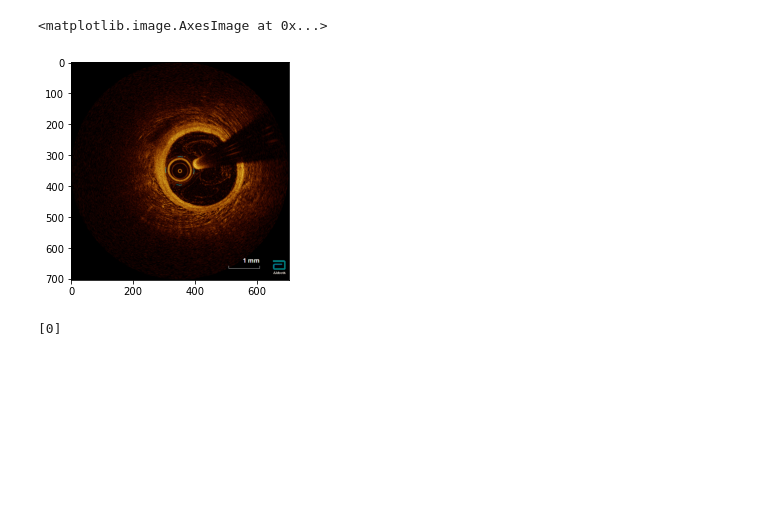
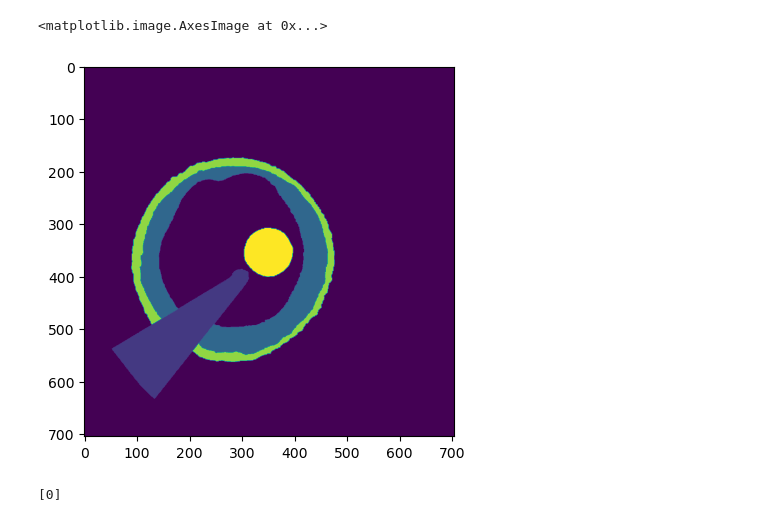
Before and after one commit to Gonzalo2408/CardiacOCT-project, a Jupyter notebook: code/view/test_images_check.ipynb, the cells around one changed output. Saved outputs shown, nothing was run; the diff lists cells and outputs as text; code cells hidden in the pictures; blank space fills up the shorter version.

```diff
--- a/code/view/test_images_check.ipynb
+++ b/code/view/test_images_check.ipynb
@@ -4,5 +4,5 @@ import SimpleITK as sitk
 import numpy as np
 import matplotlib.pyplot as plt
 # %%
-test_img = sitk.ReadImage(r'Z:\grodriguez\CardiacOCT\data\test data\NLD-HMC-0006.dcm')
+test_img = sitk.ReadImage(r'Z:\grodriguez\CardiacOCT\data-3d\nnUNet_raw_data\Task503_CardiacOCT\labelsTr\ESTNEMC0027RCA_001.nii.gz')
 test_img_pixel_data = sitk.GetArrayFromImage(test_img)
@@ -9,8 +19,8 @@ test_img_pixel_data = sitk.GetArrayFromImage(test_img)
 # %%
-plt.imshow(test_img_pixel_data[200,:,:,:])
+plt.imshow(test_img_pixel_data[27,:,:])
 # %% [output]
 <matplotlib.image.AxesImage at 0x...>
-[figure, old version]
+[figure, new version]
 # %%
 test_seg = sitk.ReadImage(r'Z:\grodriguez\CardiacOCT\data-2d\nnUNet_raw_data\labelsTr\ESTNEMC0027RCA_frame27_001.nii.gz')
 test_seg_pixel_data = sitk.GetArrayFromImage(test_seg)
```
Also changed, not shown: parts of 1 cell of this notebook, 17 other files.
